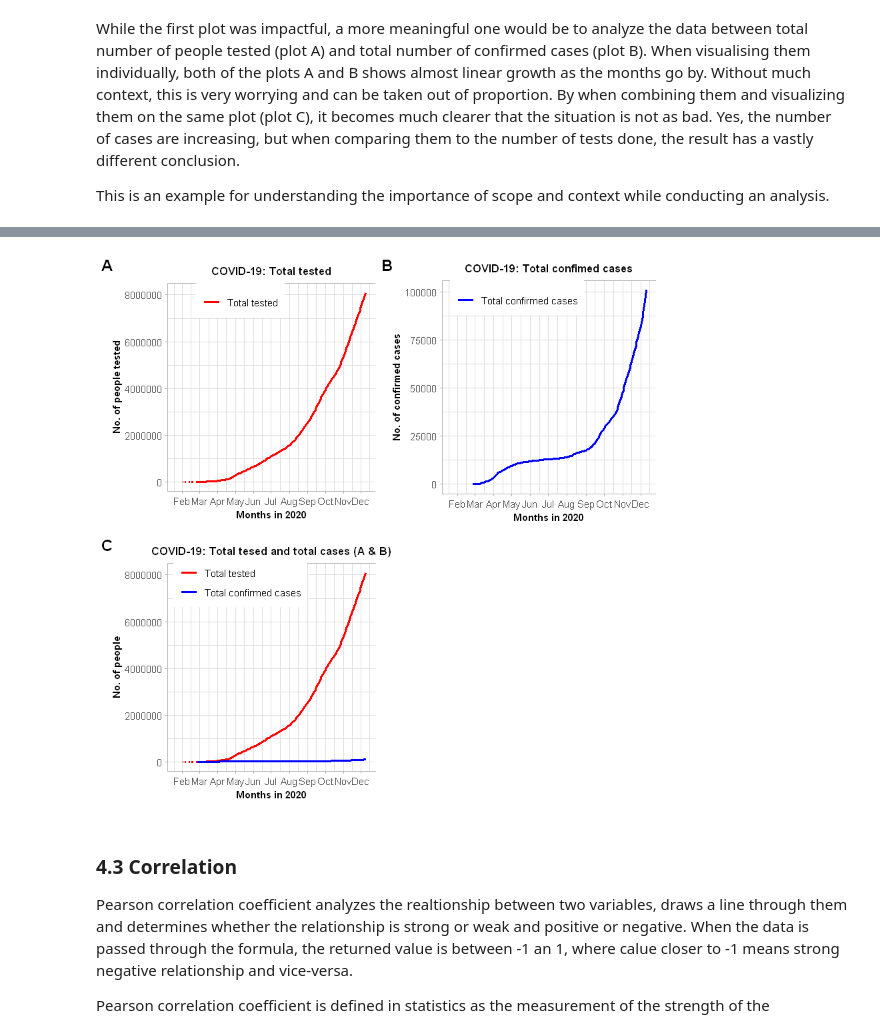
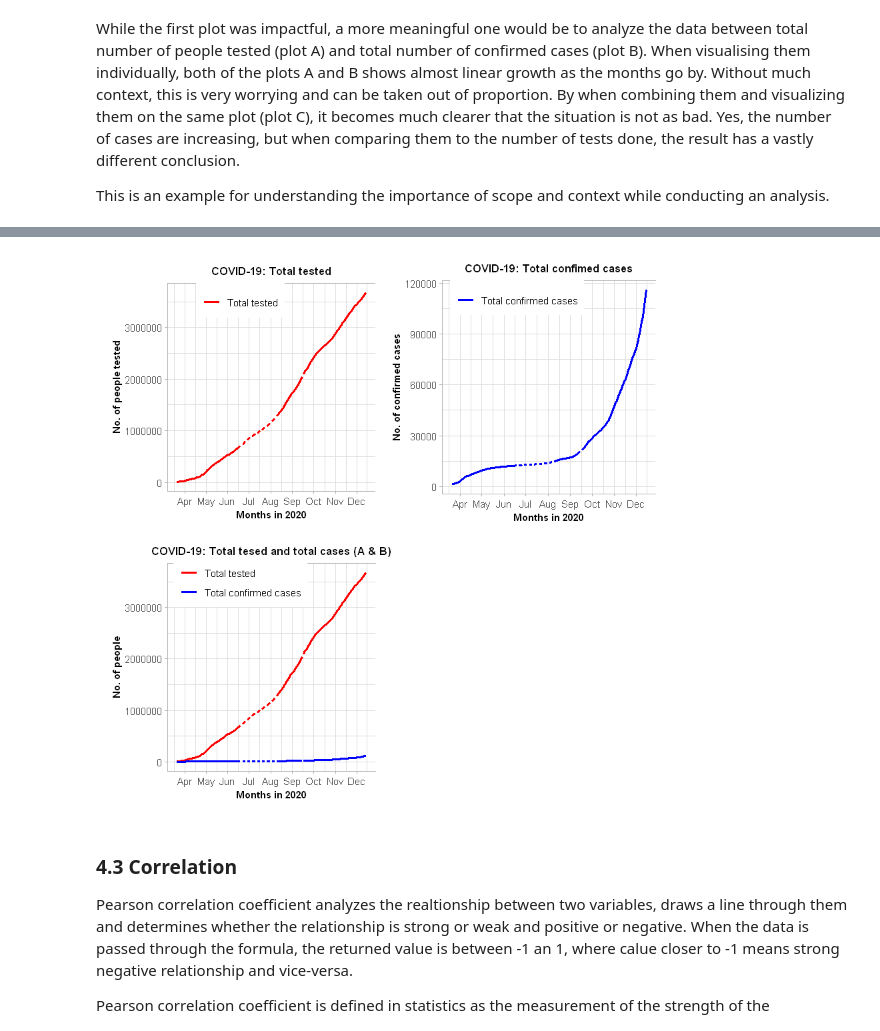
Before and after one commit to shrestaz/covid, a Jupyter notebook: EDA-COVID.ipynb, the cells around one changed output, grey strips where cells are left out. Drawn from its saved outputs; the diff is of its cells as text; code cells hidden in the pictures.

```diff
--- a/EDA-COVID.ipynb
+++ b/EDA-COVID.ipynb
@@ -112 +119,3 @@ Now that the target data is loaded and ready to be used, we inspect and conclude
+# %%
+denmark_covid_data <- read.csv("covid-data-modified.csv", encoding="UTF-8")
 # %%
@@ -148,7 +156,0 @@ str(denmark_covid_data)
-# %%
-denmark_covid_data$iso_code <- as.character(denmark_covid_data$iso_code)
-denmark_covid_data$continent <- as.character(denmark_covid_data$continent)
-denmark_covid_data$location <- as.character(denmark_covid_data$location)
-denmark_covid_data$date <- ymd(denmark_covid_data$date)
-denmark_covid_data$tests_units <- as.character(denmark_covid_data$tests_units)
-denmark_covid_data$total_deaths <- as.integer(denmark_covid_data$total_deaths)
@@ -280,7 +342,7 @@ This is an example for understanding the importance of scope and context while c
 ##########################################################################################################################
 
 total_tested_plot <- ggplot(denmark_covid_data, aes(x = date)) +        # Specify the data frame and x-axis for the plot
-geom_line(aes(y = total_tests, color = "red"), lwd = 1) +               # Line plot for total number of peple tested
+geom_line(aes(y = total_tested, color = "red"), lwd = 1) +               # Line plot for total number of peple tested
 scale_x_date(breaks = date_breaks("1 months"), date_labels = "%b") +    # Improving the x-axis to show all months
 xlab("Months in 2020") +                                                # Label for x-axis
 scale_y_continuous("No. of people tested",                              # Label for y-axis
@@ -312,36 +374,38 @@ scale_color_identity(name = "",                                             # Le
                      labels = "Total confirmed cases",
                      guide = "legend"
                      ) +
 multiple_grid_plot_theme_config
 
 
 ##########################################################################################################################
 ##################### Step 3: Then we create a combined plot for "A" & "B" and assign it to a variable ###################
 ##########################################################################################################################
 
 combined_plot <- ggplot(denmark_covid_data, aes(x = date)) +             # Specify the data frame and x-axis for the plot
-geom_line(aes(y = total_tests, color = "red"), lwd = 1) +                # Line plot for total number of peple tested
+geom_line(aes(y = total_tested, color = "red"), lwd = 1) +                # Line plot for total number of peple tested
 geom_line(aes(y = total_cases, color = "blue"), lwd = 1) +               # Line plot for total confirmed cases
 scale_x_date(breaks = date_breaks("1 months"), date_labels = "%b") +     # Improving the x-axis to show all months
 xlab("Months in 2020") +                                                 # Label for x-axis
 scale_y_continuous("No. of people",                                      # Label for y-axis
                    labels = function(x) format(x, scientific = FALSE)
                    ) +
 ggtitle("COVID-19: Total tesed and total cases (A & B)") +               # Title for the plot
 scale_color_identity(name = "",                                          # Legend for the line plot
                      breaks = c("red", "blue"),
                      labels = c("Total tested", "Total confirmed cases"),
                      guide = "legend") +
 multiple_grid_plot_theme_config
 
 
 
 ##########################################################################################################################
 ####################################### Step 4: Finally make a grid of all 3 plots ######################################
 ##########################################################################################################################
-plot_grid(total_tested_plot, total_confirmed_cases_plot, combined_plot, labels = "AUTO")
+options(repr.plot.width=7, repr.plot.height=7)
+
+ggarrange(total_tested_plot, total_confirmed_cases_plot, combined_plot)
 # %% [output]
-[figure, old version]
+[figure, new version]
 # %% [markdown]
 ### 4.3 Correlation
 
```
Also changed, not shown: parts of 23 cells of this notebook, 4 other files.
